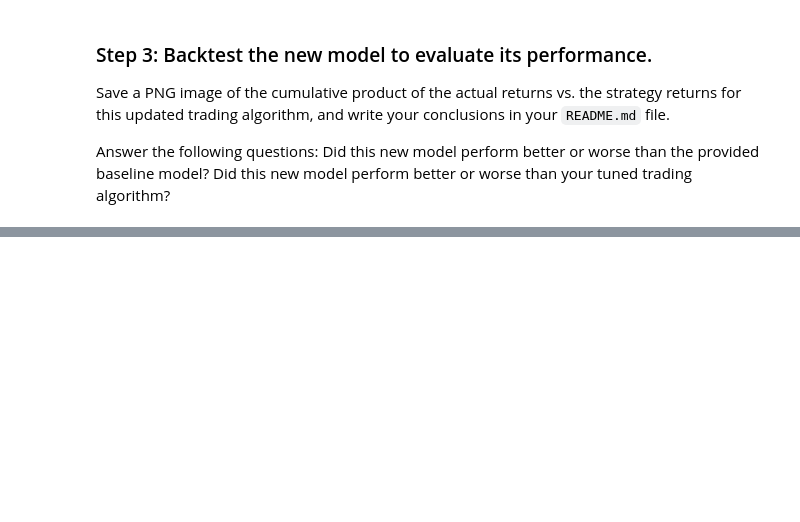
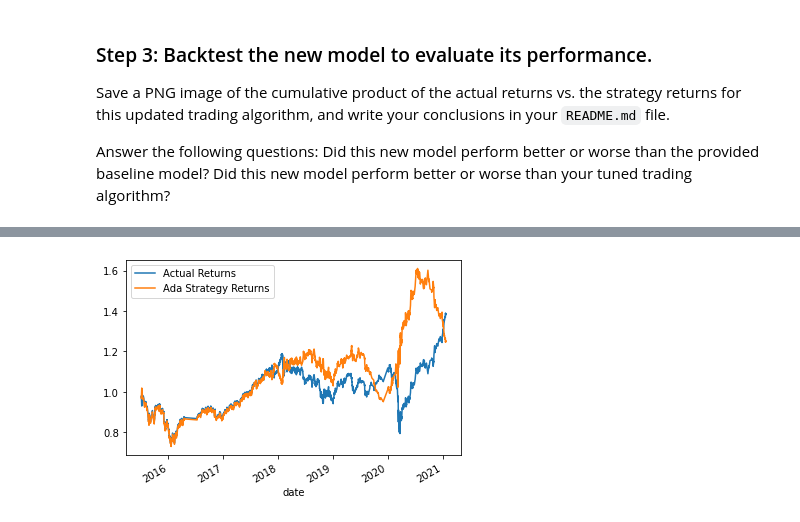
Before and after one commit to billybishop21/trading_bot, a Jupyter notebook: machine_learning_trading_bot.ipynb, the cells around one changed output, grey strips where cells are left out. Cells and saved outputs as stored; diff of their text form; code cells hidden in the pictures; blank space fills up the shorter version.

```diff
--- a/machine_learning_trading_bot.ipynb
+++ b/machine_learning_trading_bot.ipynb
@@ -393,18 +443,18 @@ In this section, you’ll use the original parameters that the starter code prov
 ### Step 1:  Import a new classifier, such as `AdaBoost`, `DecisionTreeClassifier`, or `LogisticRegression`. (For the full list of classifiers, refer to the [Supervised learning page](https://scikit-learn.org/stable/supervised_learning.html) in the scikit-learn documentation.)
 # %%
 # Import a new classifier from SKLearn
-# YOUR CODE HERE
+from sklearn.ensemble import AdaBoostClassifier
 
 # Initiate the model instance
-# YOUR CODE HERE
+ada = AdaBoostClassifier(n_estimators=100)
 # %% [markdown]
 ### Step 2: Using the original training data as the baseline model, fit another model with the new classifier.
 # %%
 # Fit the model using the training data
-model = # YOUR CODE HERE
+ada_model = ada.fit(X_train_scaled, y_train)
 
 # Use the testing dataset to generate the predictions for the new model
-pred = # YOUR CODE HERE
+ada_pred = model.predict(X_train_scaled)
 
 # Review the model's predicted values
-# YOUR CODE HERE
+ada_pred[:10]
@@ -418,7 +483,8 @@ Did this new model perform better or worse than the provided baseline model?
 Did this new model perform better or worse than your tuned trading algorithm?
 # %%
 # Use a classification report to evaluate the model using the predictions and testing data
-# YOUR CODE HERE
+ada_testing_signal_predictions = ada_model.predict(X_test_scaled)
+ada_testing_report = classification_report(y_test, ada_testing_signal_predictions)
 
 # Print the classification report
-# YOUR CODE HERE
+print(ada_testing_report)
@@ -426,16 +501,16 @@ Did this new model perform better or worse than your tuned trading algorithm?
 # Create a new empty predictions DataFrame.
 
 # Create a predictions DataFrame
-# YOUR CODE HERE
+ada_predictions_df = pd.DataFrame(index=X_test.index)
 
-# Add the SVM model predictions to the DataFrame
-# YOUR CODE HERE
+# Add the ada model predictions to the DataFrame
+ada_predictions_df["Predicted Signals"] = ada_testing_signal_predictions
 
 # Add the actual returns to the DataFrame
-# YOUR CODE HERE
+ada_predictions_df["Actual Returns"] = signals_df["Actual Returns"]
 
 # Add the strategy returns to the DataFrame
-# YOUR CODE HERE
+ada_predictions_df["Ada Strategy Returns"] = ada_predictions_df["Actual Returns"] * ada_predictions_df["Predicted Signals"]
 
 # Review the DataFrame
-# YOUR CODE HERE
+ada_predictions_df.head()
@@ -442,3 +525,7 @@ Did this new model perform better or worse than your tuned trading algorithm?
 # %%
 # Plot the actual returns versus the strategy returns
-# YOUR CODE HERE
+ada_df = (1 + ada_predictions_df[['Actual Returns', 'Ada Strategy Returns']]).cumprod()
+ada_df.plot(kind='line')
+plt.savefig('cum_return_2.png')
+# %% [output]
+[figure, added]
```
Also changed, not shown: parts of 11 cells of this notebook, 1 other file.
